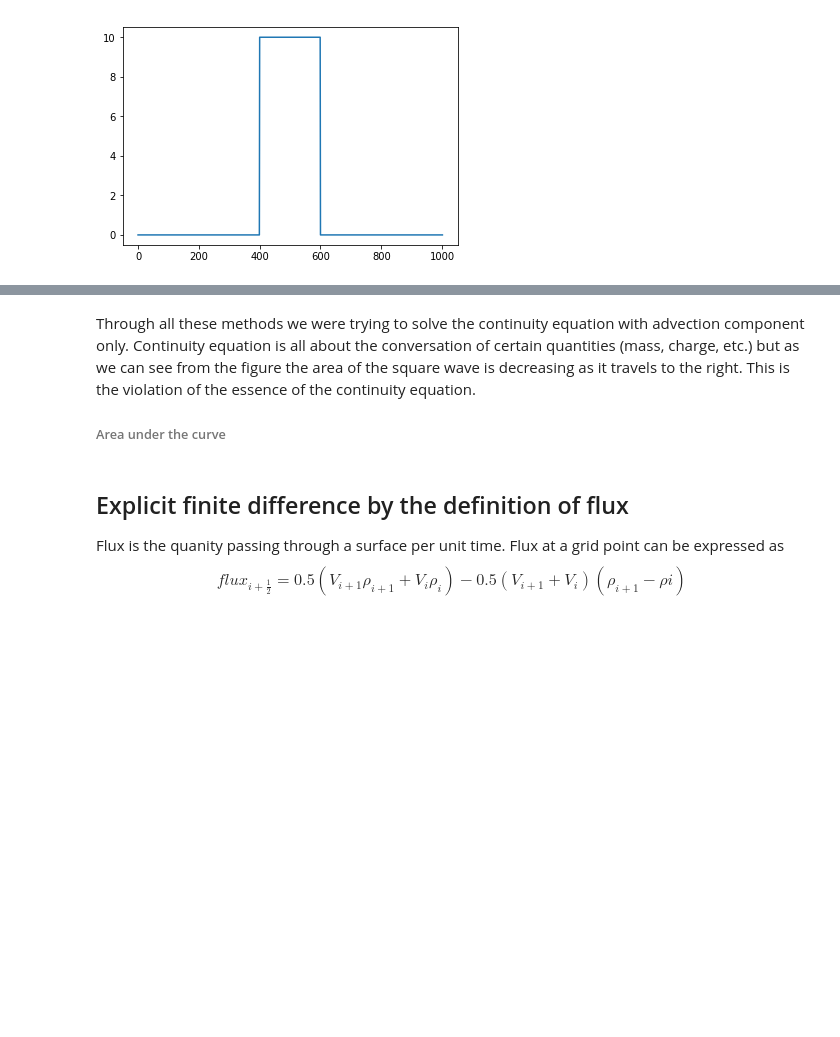
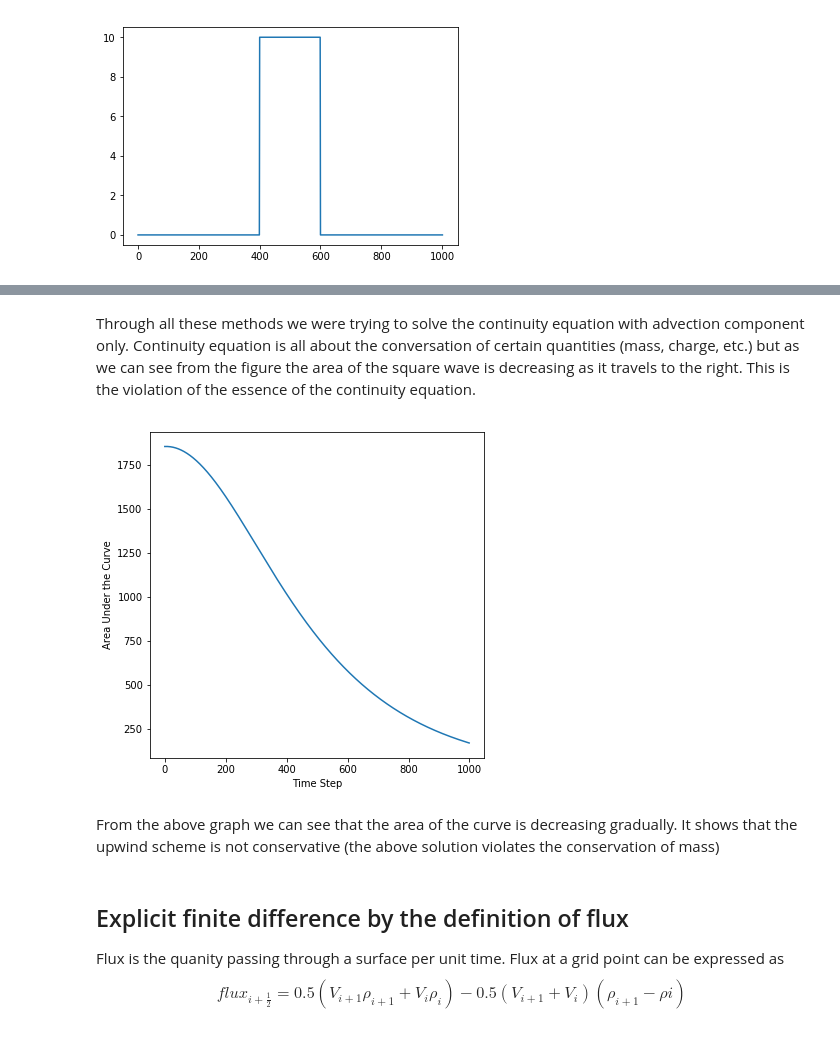
Before and after one commit to gabersyd/PyDBD, a Jupyter notebook: Advection Algorithms.ipynb, the cells around one changed output, grey strips where cells are left out. Saved outputs shown, nothing was run; the diff lists cells and outputs as text; code cells hidden in the pictures; blank space fills up the shorter version.

```diff
--- a/Advection Algorithms.ipynb
+++ b/Advection Algorithms.ipynb
@@ -193,25 +215,29 @@ velocity=1.0
 dt=simulationtime/timesteps
 velocitygrid=velocity*np.sin(xx/320)
 zeromatrix=np.zeros((spacegrid),float)
-rhoupwind=np.zeros((timesteps,spacegrid+2),float)
-rhoupwind[0,400:600]=10
+rhoupwindV=np.zeros((timesteps,spacegrid+2),float)
+rhoupwindV[0,400:600]=10
 for t in range(timesteps-1):
     aplus=np.maximum(zeromatrix,velocitygrid)
     aminus=np.minimum(zeromatrix,velocitygrid)
-    rhoplus=(rhoupwind[t,2:]-rhoupwind[t,1:-1])/dx
-    rhominus=(rhoupwind[t,1:-1]-rhoupwind[t,:-2])/dx
-    rhoupwind[t+1,1:-1]=rhoupwind[t,1:-1]-dt*(aplus*rhominus+aminus*rhoplus)
+    rhoplus=(rhoupwindV[t,2:]-rhoupwindV[t,1:-1])/dx
+    rhominus=(rhoupwindV[t,1:-1]-rhoupwindV[t,:-2])/dx
+    rhoupwindV[t+1,1:-1]=rhoupwindV[t,1:-1]-dt*(aplus*rhominus+aminus*rhoplus)
     #plt.plot(rhoupwind[t+1])
     #plt.show()
-anim = animation.FuncAnimation(fig, animate, fargs=(rhoupwind[:,1:-1],xx,10,), init_func=init,frames=100, interval=1, blit=True)
-anim.save('upp3.gif', writer='imagemagick', fps=10)
-Image(url='upp3.gif')
+anim = animation.FuncAnimation(fig, animate, fargs=(rhoupwindV[:,1:-1],xx,10,), init_func=init,frames=100, interval=1, blit=True)
+anim.save('upp4.gif', writer='imagemagick', fps=10)
+Image(url='upp4.gif')
 # %% [output]
 [interactive output not drawn]
 # %% [markdown]
 Through all these methods we were trying to solve the continuity equation with advection component only. Continuity equation is all about the conversation of certain quantities (mass, charge, etc.) but as we can see from the figure the area of the square wave is decreasing as it travels to the right. This is the violation of the essence of the continuity equation.
-
-###### Area under the curve
+# %%
+areacalculation(timesteps,rhoupwindV)
+# %% [output]
+[figure, added]
+# %% [markdown]
+From the above graph we can see that the area of the curve is decreasing gradually. It shows that the upwind scheme is not conservative (the above solution violates the conservation of mass)
 # %% [markdown]
 ## Explicit finite difference by the definition of flux
 
```
Also changed, not shown: parts of 6 cells of this notebook, 1 other file.
